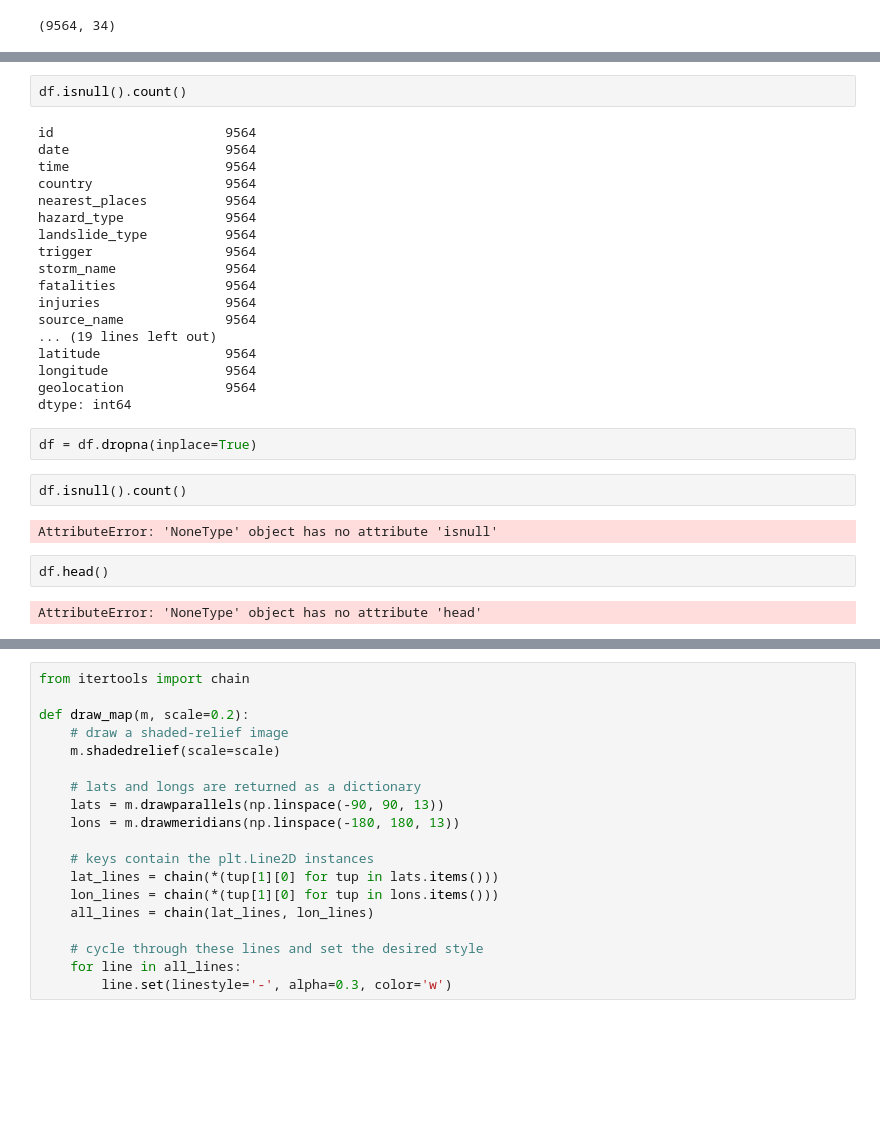
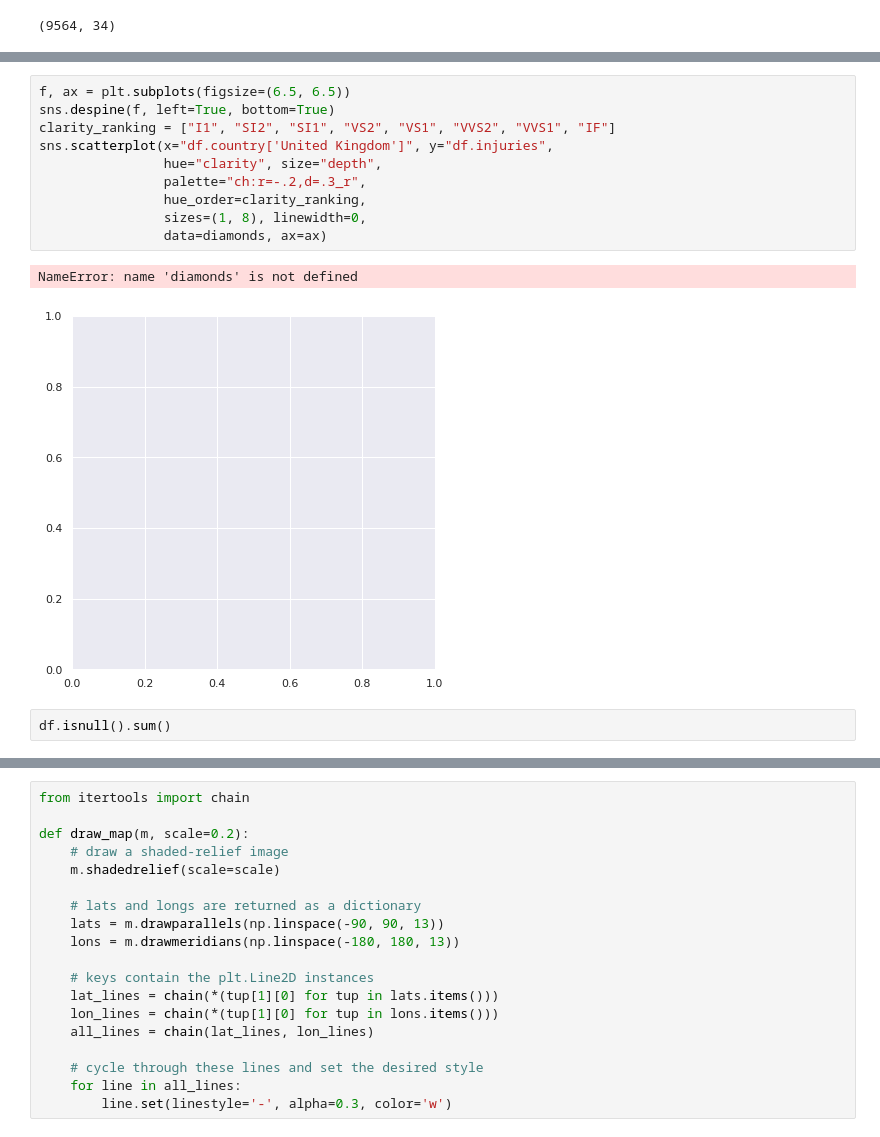
Before and after one commit to brennerhaverlock/Landslide_Study, a Jupyter notebook: Landslide-data.ipynb, the cells around one changed output, grey strips where cells are left out. Cells and saved outputs as stored; diff of their text form; blank space fills up the shorter version.

```diff
--- a/Landslide-data.ipynb
+++ b/Landslide-data.ipynb
@@ -22,30 +139,15 @@ AttributeError: 'NoneType' object has no attribute 'dtype'
+# %%
+f, ax = plt.subplots(figsize=(6.5, 6.5))
+sns.despine(f, left=True, bottom=True)
+clarity_ranking = ["I1", "SI2", "SI1", "VS2", "VS1", "VVS2", "VVS1", "IF"]
+sns.scatterplot(x="df.country['United Kingdom']", y="df.injuries",
+                hue="clarity", size="depth",
+                palette="ch:r=-.2,d=.3_r",
+                hue_order=clarity_ranking,
+                sizes=(1, 8), linewidth=0,
+                data=diamonds, ax=ax)
+# %% [output]
+NameError: name 'diamonds' is not defined
+[figure, added]
 # %%
-df.isnull().count()
+df.isnull().sum()
-# %% [output]
-id                      9564
-date                    9564
-time                    9564
-country                 9564
-nearest_places          9564
-hazard_type             9564
-landslide_type          9564
-trigger                 9564
-storm_name              9564
-fatalities              9564
-injuries                9564
-source_name             9564
-... (19 lines left out)
-latitude                9564
-longitude               9564
-geolocation             9564
-dtype: int64
-# %%
-df = df.dropna(inplace=True)
-# %%
-df.isnull().count()
-# %% [output]
-AttributeError: 'NoneType' object has no attribute 'isnull'
-# %%
-df.head()
-# %% [output]
-AttributeError: 'NoneType' object has no attribute 'head'
```
Also changed, not shown: parts of 29 cells of this notebook, 1 other file.
